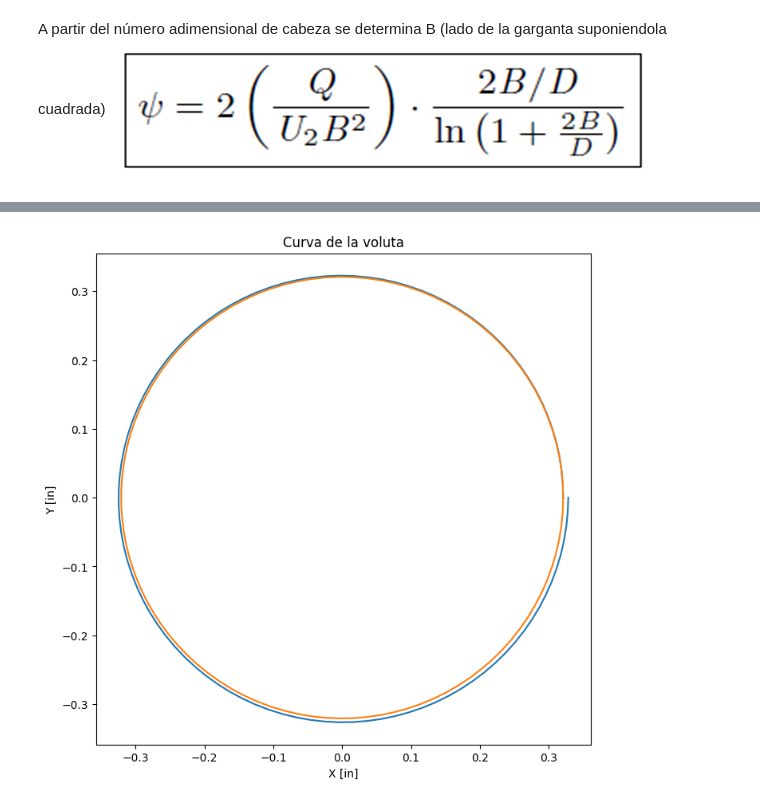
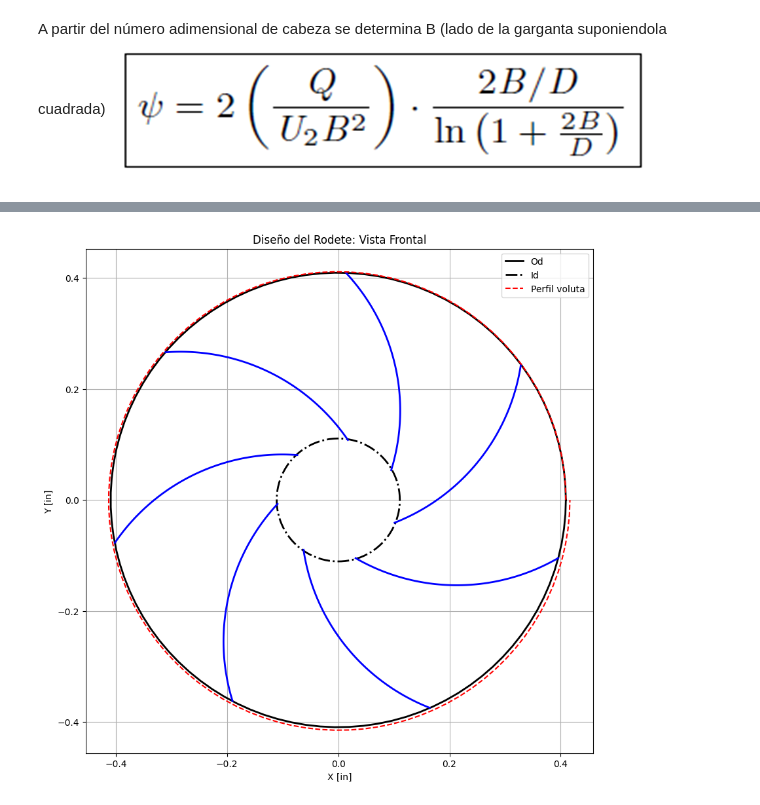
Before and after one commit to niardilav/Proyecto-Turbo, a Jupyter notebook: Ejemplo_diseño.ipynb, the cells around one changed output, grey strips where cells are left out. Saved outputs shown, nothing was run; the diff lists cells and outputs as text; code cells hidden in the pictures.

Commit message:
DIseño impelor

```diff
--- a/Ejemplo_diseño.ipynb
+++ b/Ejemplo_diseño.ipynb
@@ -95,7 +87,7 @@ Nsd 1302.787475394821
 Se usa el diagrama de eficiencia vs Nsd para estimar eta
 ![alt text](image.png)
 # %%
-eta = 0.65 #[Eficiencia de la bomba a partir del diagrama (Nsd y gpm)]
+eta = 0.63 #[Eficiencia de la bomba a partir del diagrama (Nsd y gpm)]
 
 #Número adimensional de cabeza psi
 
@@ -124,7 +116,7 @@ phi [0.62392034]
 Se determina el factor Y
 ![image.png](attachment:image.png)
 # %%
-Y = 2.8
+Y = 3
 
 V2_th_K = 32.2*H/(U2*eta)
 print("V2 tangencial con desilazamiento",V2_th_K)
@@ -158,4 +150,11 @@ print("Rh",Rh)
 #Curva de la voluta
 C=V2_th*D/(2*12) #[ft2/s]
 tau=2*np.pi*C*B/(Q) #[s]
+
+#Curva del alabe
+R_alabe=(D**2-d**2)/(4*(D*np.cos(np.deg2rad(beta2))-d*np.cos(np.deg2rad(beta1)))) #[in]
+print("Radio de curvatura del alabe [in]",R_alabe)
+k_z=6.5
+N_alabes=k_z*(D+d)/(D-d)*np.sin(0.5*(np.deg2rad(beta1)+np.deg2rad(beta2)))
+print("Número de álabes",N_alabes)
 # %% [output]
@@ -209,11 +209,64 @@ print(H_graf_m)
 # %%
-theta=np.linspace(0,2*np.pi,100)
-r_exp=D/(2*12)*np.exp(theta/tau)
+import numpy as np
+import matplotlib.pyplot as plt
 
-plt.figure(figsize=(8,8))
-plt.plot(12*r_exp*np.cos(theta), 12*r_exp*np.sin(theta))
-plt.plot(D*np.cos(theta)/2, D*np.sin(theta)/2)
-plt.title("Curva de la voluta")
-plt.xlabel("X [in]")
-plt.ylabel("Y [in]")
+def plot_blade_arc(xc, yc, R, start_angle, end_angle):
+    theta = np.linspace(start_angle, end_angle, 100)
+    x = xc + R * np.cos(theta)
+    y = yc + R * np.sin(theta)
+    plt.plot(x, y, 'b-', linewidth=2)
+
+# Geometría del rodete
+R = R_alabe  # Radio de curvatura del álabe [in]
+d_2 = d/2    # Radio interno [in]
+D_2 = D/2    # Radio externo [in]
+
+# Ángulos en radianes
+beta1_rad = np.deg2rad(beta1)
+beta2_rad = np.deg2rad(beta2)
+
+# Número de álabes
+n_blades = int(N_alabes)
+
+plt.figure(figsize=(10, 10))
+# Dibujar círculos interno y externo del rodete
+theta = np.linspace(0, 2*np.pi, 100)
+plt.plot(D_2*np.cos(theta), D_2*np.sin(theta), 'k-', linewidth=2, label='Od')
+plt.plot(d_2*np.cos(theta), d_2*np.sin(theta), 'k-.', linewidth=2, label='Id')
+
+# Dibujar los álabes
+for i in range(n_blades):
+    # Ángulo de posición del álabe
+    angle = i * 2*np.pi/n_blades
+
+    # Puntos en el radio interno y externo
+    x1 = d_2 * np.cos(angle)  # punto inicial en radio interno
+    y1 = d_2 * np.sin(angle)
+
+    # Calcular centro del arco (desplazado del origen)
+    dx = D_2 * np.cos(beta2_rad) - d_2 * np.cos(beta1_rad)
+    dy = D_2 * np.sin(beta2_rad) - d_2 * np.sin(beta1_rad)
+
+    # Rotar el centro según la posición del álabe
+    cos_rot = np.cos(angle)
+    sin_rot = np.sin(angle)
+    xc = dx * cos_rot - dy * sin_rot
+    yc = dx * sin_rot + dy * cos_rot
+
+    # Calcular ángulos inicial y final
+    start_angle = angle -np.pi + np.deg2rad(60)
+    #start_angle = angle -np.pi + beta1_rad+ beta2_rad
+    end_angle = angle - np.deg2rad(60)
+    #end_angle = angle - (beta1_rad + beta2_rad)
+    # Dibujar el arco
+    plot_blade_arc(xc, yc, R, start_angle, end_angle)
+
+plt.plot(D_2*np.exp(theta/tau)*np.cos(theta), D_2*np.exp(theta/tau)*np.sin(theta), 'r--', label='Perfil voluta')
+plt.axis('equal')
+plt.title('Diseño del Rodete: Vista Frontal')
+plt.xlabel('X [in]')
+plt.ylabel('Y [in]')
+plt.grid(True)
+plt.legend()
+plt.show()
 # %% [output]
@@ -221 +273 @@ Text(0, 0.5, 'Y [in]')
-[figure, old version]
+[figure, new version]
```
Also changed, not shown: parts of 6 cells of this notebook.
